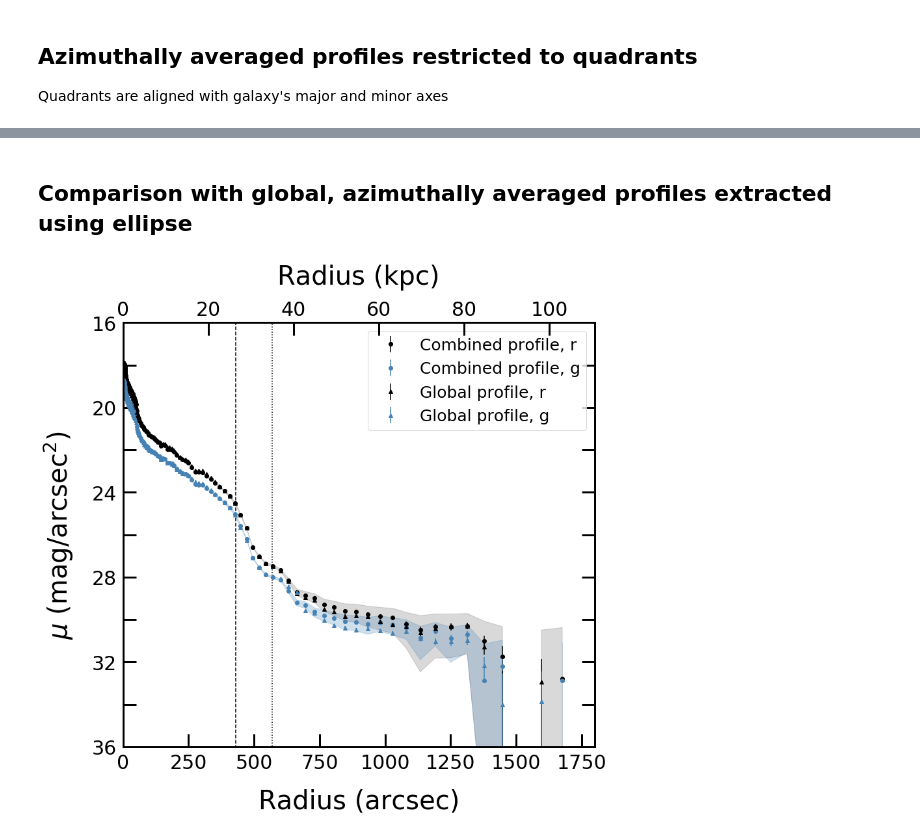
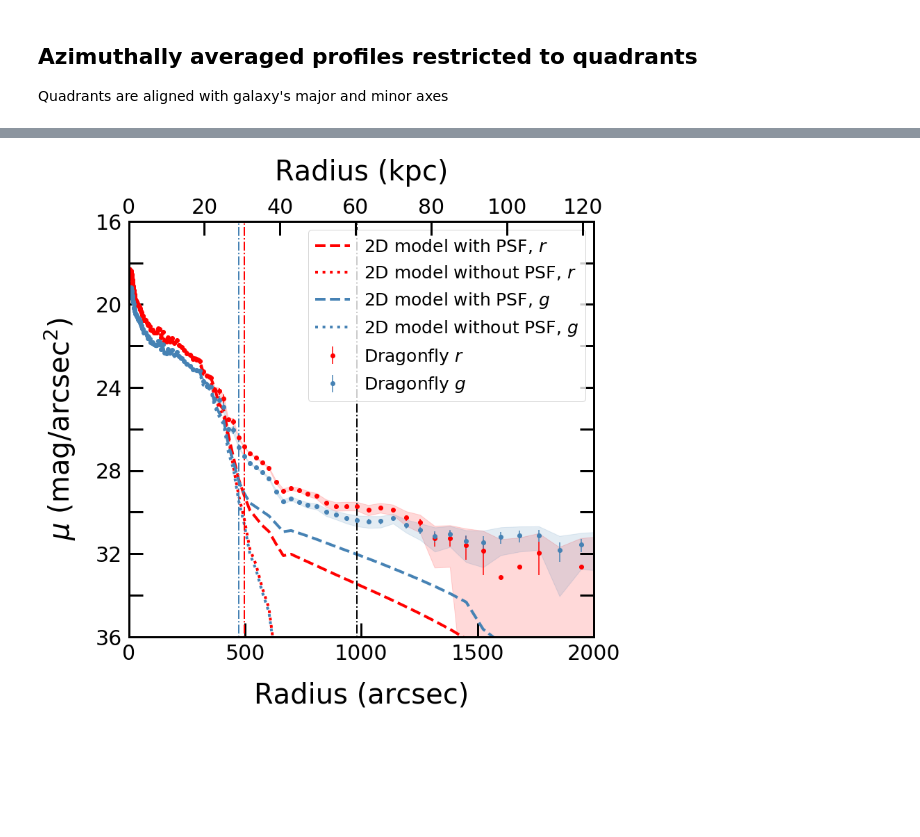
Before and after one commit to cgilhuly/papers, a Jupyter notebook: 2019/NGC4565_disc/NGC4565_ellipse_profiles.ipynb, the cells around one changed output, grey strips where cells are left out. Saved outputs shown, nothing was run; the diff lists cells and outputs as text; code cells hidden in the pictures; blank space fills up the shorter version.

```diff
--- a/2019/NGC4565_disc/NGC4565_ellipse_profiles.ipynb
+++ b/2019/NGC4565_disc/NGC4565_ellipse_profiles.ipynb
@@ -35,0 +109,7 @@ def load_profile( filename, pix_size = 2.5 ):
+# %%
+# Need to supply Ellipse with masked arrays
+
+mask_ma = np.ma.masked_where( mask_sub > 0, mask_sub )
+
+image_r_masked = np.ma.masked_array(image_r_sub, mask_ma.mask)
+image_g_masked = np.ma.masked_array(image_g_sub, mask_ma.mask)
@@ -126,3 +364,10 @@ Each radial surface brightness profile, with its own corresponding sky value, is
+# %%
+# Combining the quadrants into one big happy profile
+
+# Finding all unique radii represented in the four quadrant profiles
+rad_all_r = np.unique( np.concatenate( (isophotes_r_q1.sma, isophotes_r_q2.sma, isophotes_r_q3.sma, isophotes_r_q4.sma)) )
+
+rad_all_g = np.unique( np.concatenate( (isophotes_g_q1.sma, isophotes_g_q2.sma, isophotes_g_q3.sma, isophotes_g_q4.sma))  )
 # %%
 SB_mag_all_r = []
 SB_err_all_r_p = []
@@ -454,2 +582,0 @@ plt.show()
-# %% [markdown]
-## Comparison with global, azimuthally averaged profiles extracted using ellipse
@@ -482,51 +598,63 @@ err_g = np.array( err_tmp )
+# %%
+isophotes_model_fixed = impose_isophotes( image_r_model_PSF, isophotes_r )
+isophotes_model_noPSF_fixed = impose_isophotes( image_r_model_noPSF, isophotes_r )
+
+isophotes_model_g_fixed = impose_isophotes( image_g_model_PSF, isophotes_r )
+isophotes_model_g_noPSF_fixed = impose_isophotes( image_g_model_noPSF, isophotes_r )
 # %%
 fig, ax = plt.subplots()
 
-# Plotting combined profiles and their envelopes including systematic sky uncertainty
-ax.errorbar(rad_all_r, np.array(SB_mag_all_r) - extinct_r, yerr=err_all_r, fmt='o', c="k", label="Combined profile, r")
-ax.errorbar(rad_all_g, np.array(SB_mag_all_g) - extinct_g, yerr=err_all_g, fmt='o', c="steelblue", label="Combined profile, g")
-plt.fill_between(rad_all_r, np.array(SB_err_all_r_ps) - extinct_r, np.array(SB_err_all_r_ms) - extinct_r, alpha=0.15, color="k")
-plt.fill_between(rad_all_g, np.array(SB_err_all_g_ps) - extinct_g, np.array(SB_err_all_g_ms) - extinct_g, alpha=0.25, color="steelblue")
-
-# Plotting global profiles (ie. not subdivided into quadrants)
-ax.errorbar( rad_r, np.array(SB_mag_r) - extinct_r, yerr=err_r, fmt='^', c='k', label="Global profile, r")
-ax.errorbar( rad_g, np.array(SB_mag_g) - extinct_g, yerr=err_g, fmt='^', c="steelblue", label="Global profile, g")
+ax.errorbar(np.array(rad_all_r)*2.5, np.array(SB_mag_all_r) - extinct_r, yerr=err_all_r, fmt='o', c="r", label="Dragonfly $r$")
+ax.errorbar(np.array(rad_all_g)*2.5, np.array(SB_mag_all_g) - extinct_g, yerr=err_all_g, fmt='o', c="steelblue", label="Dragonfly $g$")
+plt.fill_between(np.array(rad_all_r)*2.5, np.array(SB_err_all_r_ps) - extinct_r, np.array(SB_err_all_r_ms) - extinct_r, alpha=0.15, color="r")
+plt.fill_between(np.array(rad_all_g)*2.5, np.array(SB_err_all_g_ps) - extinct_g, np.array(SB_err_all_g_ms) - extinct_g, alpha=0.15, color="steelblue")
 
 
-leg = plt.legend(loc=1, prop={'size': 25})
+plt.plot(isophotes_model_fixed.sma*2.5, -2.5*np.log10((isophotes_model_fixed.intens - 0.0)) + zerop_r + 5*np.log10(2.5), "r--", lw=4, label="2D model with PSF, $r$")
+plt.plot(isophotes_model_noPSF_fixed.sma*2.5, -2.5*np.log10((isophotes_model_noPSF_fixed.intens - 0.0)) + zerop_r + 5*np.log10(2.5), "r:", lw=4, label="2D model without PSF, $r$")
+
+plt.plot(isophotes_model_g_fixed.sma*2.5, -2.5*np.log10((isophotes_model_g_fixed.intens - 0.0)) + zerop_g + 5*np.log10(2.5), "--", c="steelblue", lw=4, label="2D model with PSF, $g$")
+plt.plot(isophotes_model_g_noPSF_fixed.sma*2.5, -2.5*np.log10((isophotes_model_g_noPSF_fixed.intens - 0.0)) + zerop_g + 5*np.log10(2.5), ":", c="steelblue", lw=4, label="2D model without PSF, $g$")
+
+
+plt.gca().invert_yaxis()
+
+plt.legend( prop={'size': 25})
 
 ax.set_ylabel(r"$\mu$ (mag/arcsec$^2$)", size=40, labelpad=25)
 ax.set_xlabel(r"Radius (arcsec)", size=40, labelpad=25)
 ax.tick_params(labelsize=30)
 ax.invert_yaxis()
 
 # Formatting ticks and plot edges
 ax.spines['bottom'].set_linewidth(3)
 ax.spines['top'].set_linewidth(3)
 ax.spines['left'].set_linewidth(3)
 ax.spines['right'].set_linewidth(3)
 
 ax.xaxis.set_tick_params(which='major',size=20,width=3,pad=10,top=True,right=True)
 ax.yaxis.set_tick_params(which='major',size=20,width=3,pad=10,top=True,right=True)
 ax.tick_params(axis='both',which='major',direction='in')
 
 # Secondary x axis for physical length scales
 ax3 = ax.twiny()
-ax3.set_xlim(0,110.67)  # 1800 arcsec at a distance of 12.7 Mpc
+ax3.set_xlim(0,122.96714666577871)  # 2000 arcsec at a distance of 12.7 Mpc
 ax3.set_xlabel(r"Radius (kpc)", size=40, labelpad=25)
 ax3.tick_params(labelsize=30)
 ax3.xaxis.set_tick_params(which='major',size=20,width=3,pad=5,top=True,right=True, direction="in")
 
-ax.plot([430, 430],[10,36], 'k--')
-ax.plot([570, 570],[10,36], 'k:')
-
-ax.set_xlim(0, 1800)
+ax.set_xlim(0, 2000)
 ax.set_ylim(36, 16)
 
 ax.set_yticks([16, 18, 20, 22, 24, 26, 28, 30, 32, 34, 36])
 ax.set_yticklabels(["16", "", "20", "", "24", "", "28", "", "32", "", "36" ])
 
-fig.set_size_inches(13, 12)
+ax.plot([472.5,472.5],[0,36], '-.', c="steelblue", lw=2)
+ax.plot([496.125,496.125],[0,36], 'r-.', lw=2)
+ax.plot([982.2935647718718,982.2935647718718],[0,36], 'k-.', lw=2)
+
+fig.set_size_inches(12, 11)
+##plt.savefig("/home/cgilhuly/Documents/NGC4565_fig2_new.pdf")
 plt.show()
 # %% [output]
-[figure, old version]
+[figure, new version]
```
Also changed, not shown: parts of 26 cells of this notebook, 1 other file.
